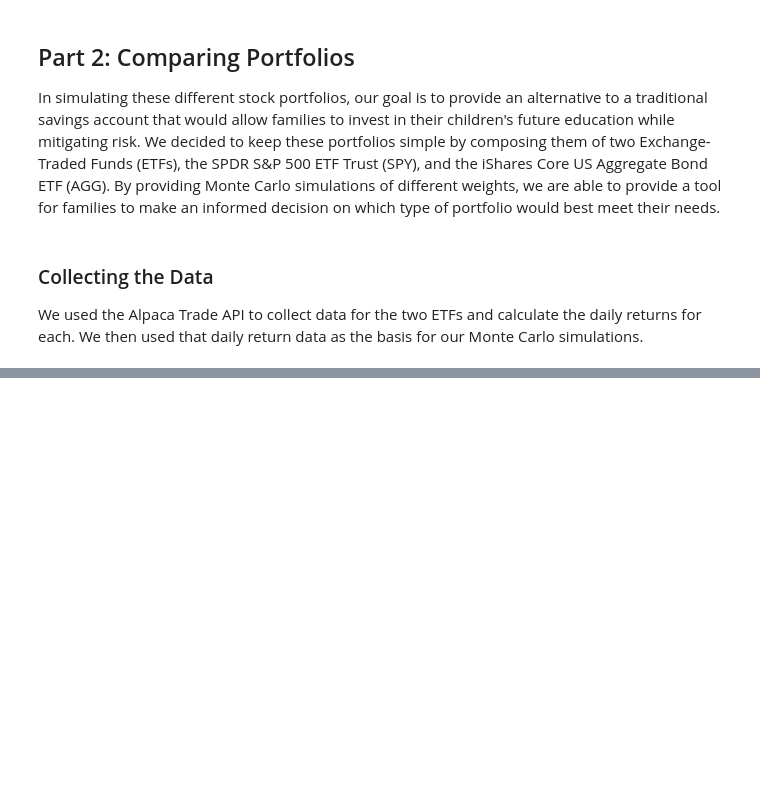
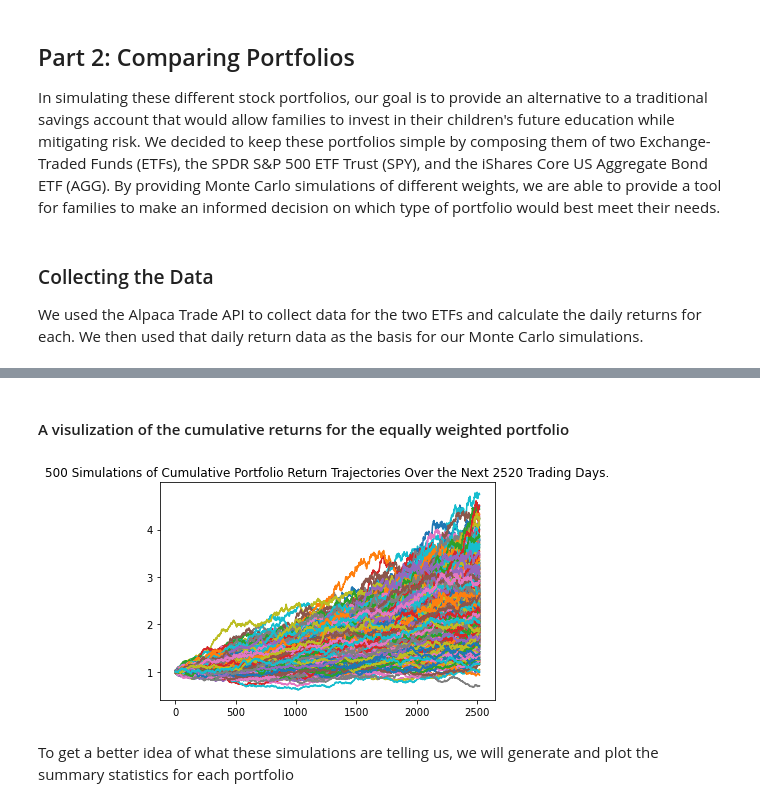
Before and after one commit to dhut1621/Project-1, a Jupyter notebook: planning_for_college.ipynb, the cells around one changed output, grey strips where cells are left out. Drawn from its saved outputs; the diff is of its cells as text; code cells hidden in the pictures; blank space fills up the shorter version.

```diff
--- a/planning_for_college.ipynb
+++ b/planning_for_college.ipynb
@@ -242,0 +464,8 @@ alpaca_secret_key = os.getenv("ALPACA_SECRET_KEY")
+# %%
+#Create a simulation object for the equally weighted portfolio
+equal_weight_df = MCSimulation(
+    portfolio_data=df_portfolio_year,
+    weights=[0.50, 0.50],
+    num_simulation=500,
+    num_trading_days=252*10,
+)
@@ -242,0 +531,8 @@ alpaca_secret_key = os.getenv("ALPACA_SECRET_KEY")
+# %% [markdown]
+#### A visulization of the cumulative returns for the equally weighted portfolio
+# %%
+equal_weighted_mc_sim = equal_weight_df.plot_simulation()
+# %% [output]
+[figure, added]
+# %% [markdown]
+To get a better idea of what these simulations are telling us, we will generate and plot the summary statistics for each portfolio
```
Also changed, not shown: parts of 48 cells of this notebook.
